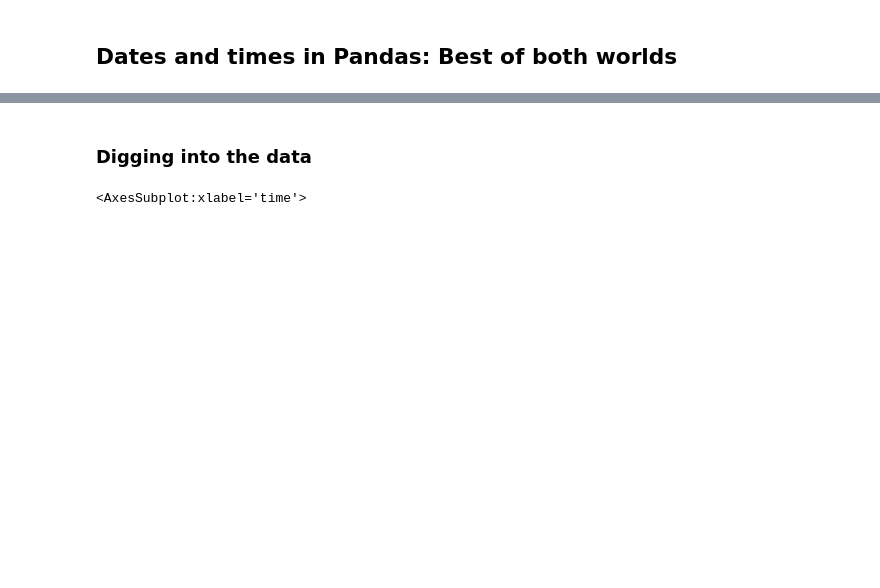
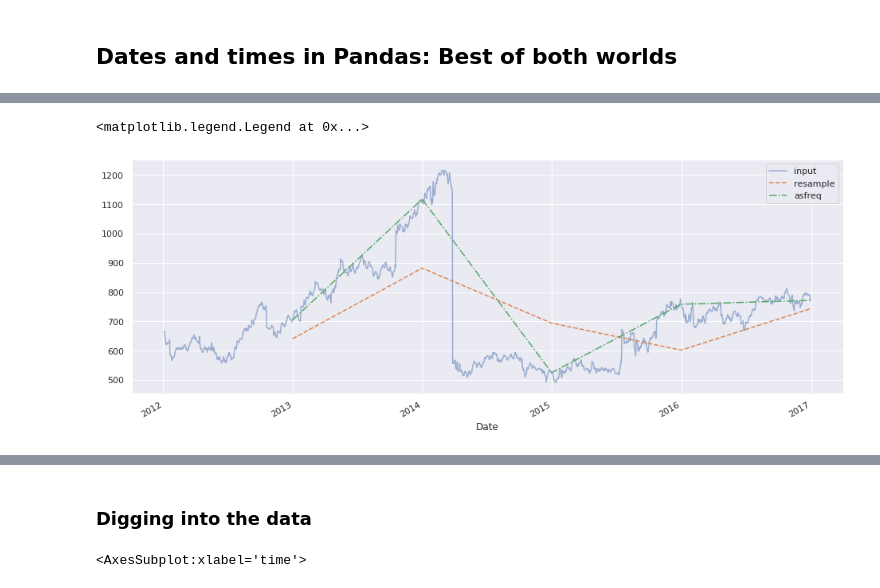
Before and after one commit to mthang1801/machine-learning, a Jupyter notebook: Data-science-ML-Tool/pandas/4. TimeSeries.ipynb, the cells around one changed output, grey strips where cells are left out. Cells and saved outputs as stored; diff of their text form; code cells hidden in the pictures; blank space fills up the shorter version.

```diff
--- a/Data-science-ML-Tool/pandas/4. TimeSeries.ipynb
+++ b/Data-science-ML-Tool/pandas/4. TimeSeries.ipynb
@@ -266,0 +292,3 @@ daily.rolling(30,center=True, win_type="gaussian").sum(std=10).plot(style=["--",
+# %%
+business_year_end = google["Close"].resample("BA").mean()
+business_year_end
@@ -266,0 +304,9 @@ daily.rolling(30,center=True, win_type="gaussian").sum(std=10).plot(style=["--",
+# %%
+fig, ax = plt.subplots(figsize=(16,6))
+google["Close"].plot(alpha=0.5,style="-", ax=ax, label="input")
+business_year_end.plot(style="--",ax=ax, label="resample")
+google["Close"].asfreq("BA").plot(style="-.",ax=ax, label="asfreq")
+plt.legend()
+# %% [output]
+<matplotlib.legend.Legend at 0x...>
+[figure, added]
```
Also changed, not shown: parts of 108 cells of this notebook, 2 other files.
